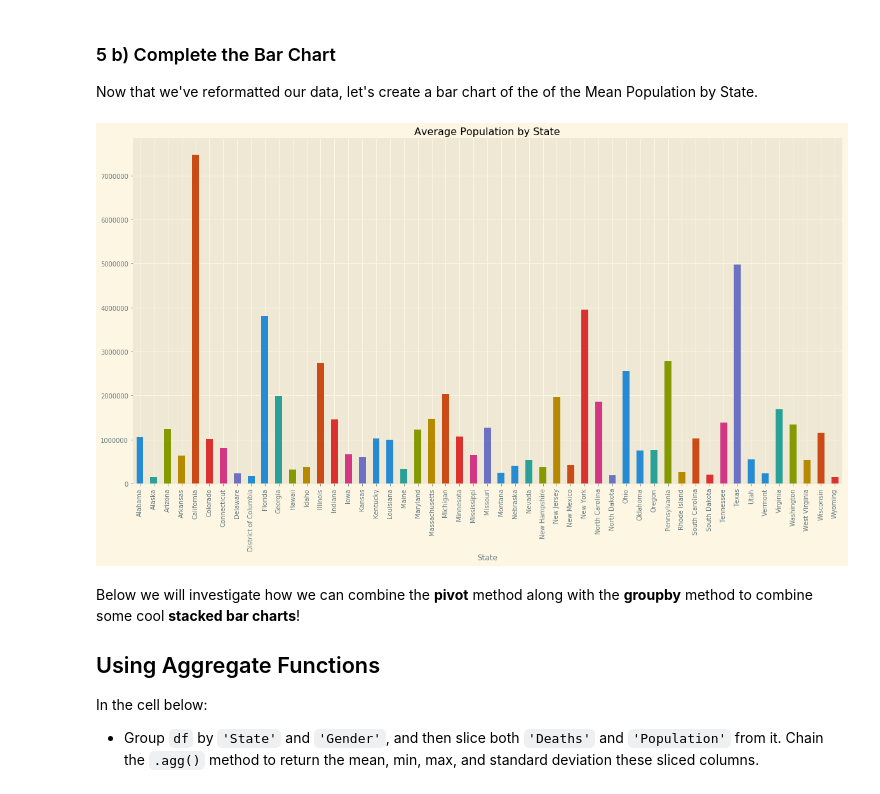
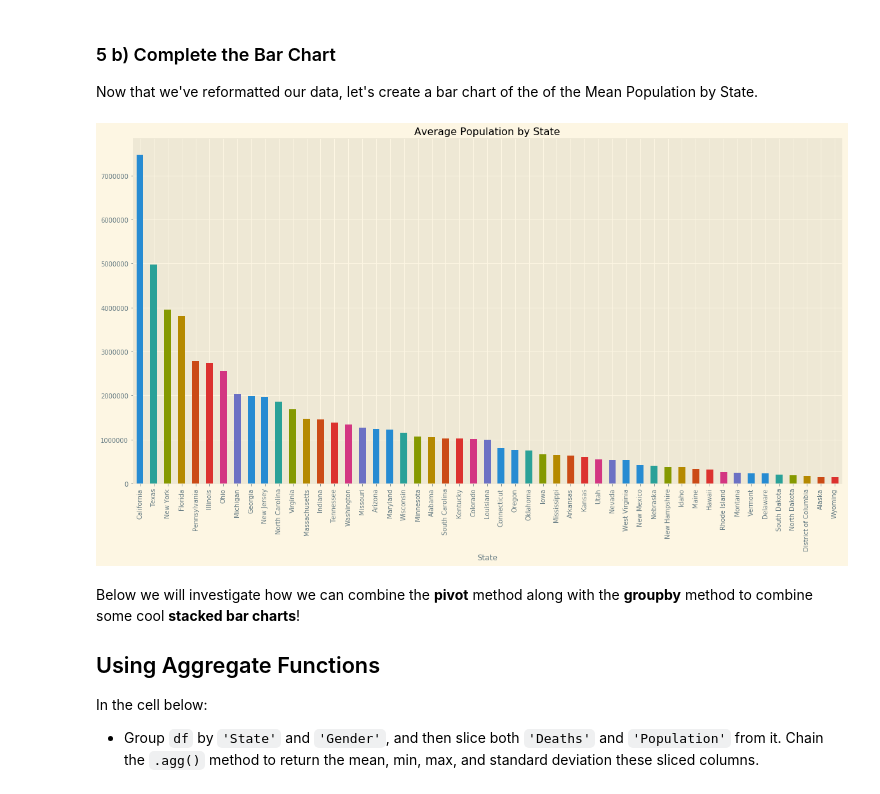
Before and after one commit to eannefawcett/dsc-pivot-tables-pandas-lab-online-ds-pt-081219, a Jupyter notebook: index.ipynb, the cells around one changed output. Drawn from its saved outputs; the diff is of its cells as text; code cells hidden in the pictures.

```diff
--- a/index.ipynb
+++ b/index.ipynb
@@ -53,7 +53,7 @@ Complete the following groupby statements.
 ### 1) Groupby State and Gender. Sum the values.
 # %%
 # Your code here
-df_state = df.groupby(by='State')
+df_state = df.groupby('State')
 # df_state
 df_gender = df.groupby(by='Gender')
 # df_gender.head()
@@ -240,11 +240,11 @@ memory usage: 410.3+ KB
 Now that we've reformatted our data, let's create a bar chart of the of the Mean Population by State.
 # %%
 #Your code here
-ax = df_state['Population'].mean().plot(kind='bar', figsize=(20,10), title='Average Population by State')
-# ax.set_xlabel = 'State'
-# ax.set_ylabel = 'Population'
+ax = df_state['Population'].mean().sort_values(ascending=False).plot(kind='bar', figsize=(20,10), title='Average Population by State')
+ax.set_xlabel = 'State'
+ax.set_ylabel = 'Population'
 # %% [output]
-[figure, old version]
+[figure, new version]
 # %% [markdown]
 Below we will investigate how we can combine the **pivot** method along with the **groupby** method to combine some cool **stacked bar charts**!
 
```
Also changed, not shown: parts of 9 cells of this notebook.
